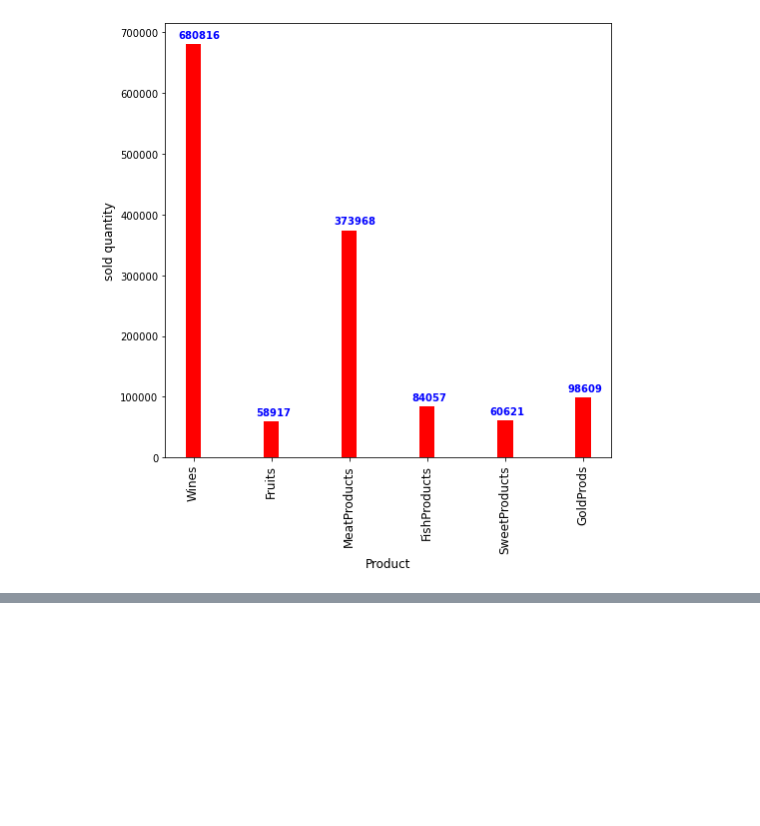
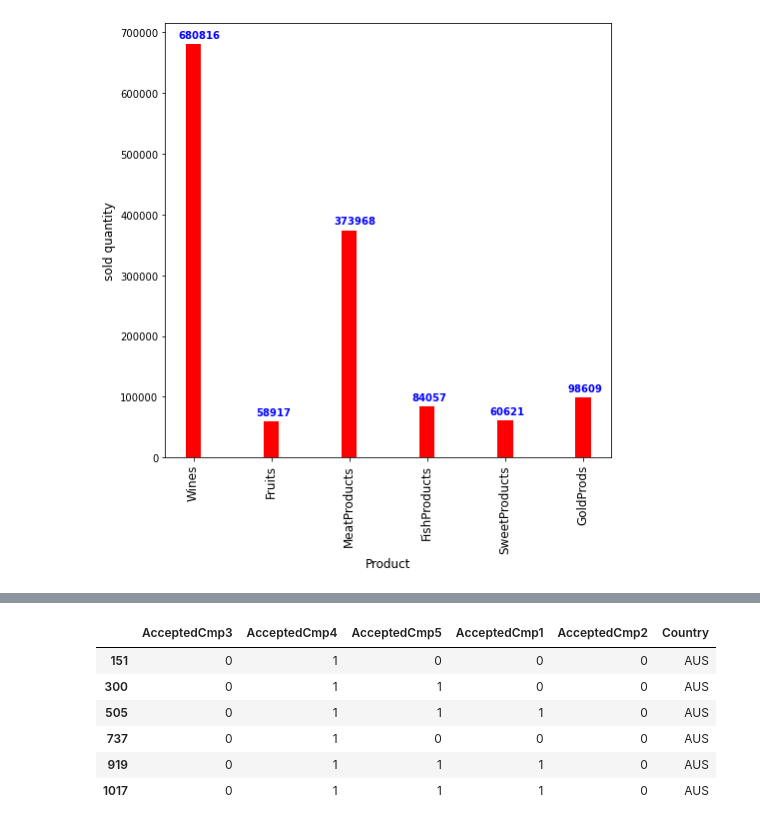
Before and after one commit to jackylin0316/Markeing_Analysis, a Jupyter notebook: Analysis.ipynb, the cells around one changed output, grey strips where cells are left out. Cells and saved outputs as stored; diff of their text form; code cells hidden in the pictures; blank space fills up the shorter version.

```diff
--- a/Analysis.ipynb
+++ b/Analysis.ipynb
@@ -430,0 +472,14 @@ plt.show()
+# %%
+tmp = df.loc[:, ['AcceptedCmp3', 'AcceptedCmp4', 'AcceptedCmp5', 'AcceptedCmp1', 'AcceptedCmp2', 'Country']]
+tmp
+
+AUS_4 = tmp[(tmp['Country'] == 'AUS') & (tmp['AcceptedCmp4'] == 1)]
+AUS_4
+# %% [output]
+|  | AcceptedCmp3 | AcceptedCmp4 | AcceptedCmp5 | AcceptedCmp1 | AcceptedCmp2 | Country |
+| 151 | 0 | 1 | 0 | 0 | 0 | AUS |
+| 300 | 0 | 1 | 1 | 0 | 0 | AUS |
+| 505 | 0 | 1 | 1 | 1 | 0 | AUS |
+| 737 | 0 | 1 | 0 | 0 | 0 | AUS |
+| 919 | 0 | 1 | 1 | 1 | 0 | AUS |
+| 1017 | 0 | 1 | 1 | 1 | 0 | AUS |
```
Also changed, not shown: parts of 7 cells of this notebook.
